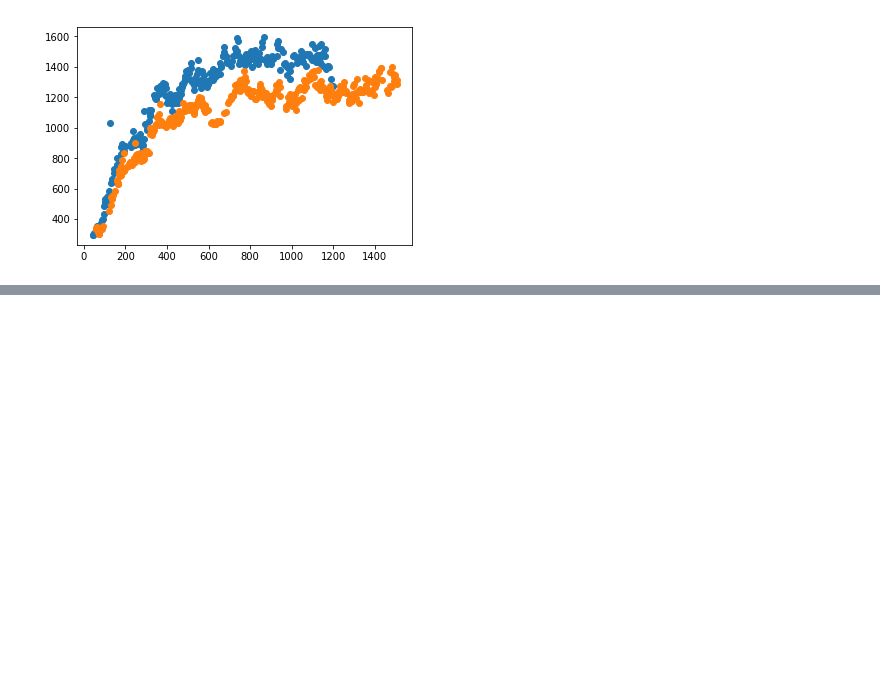
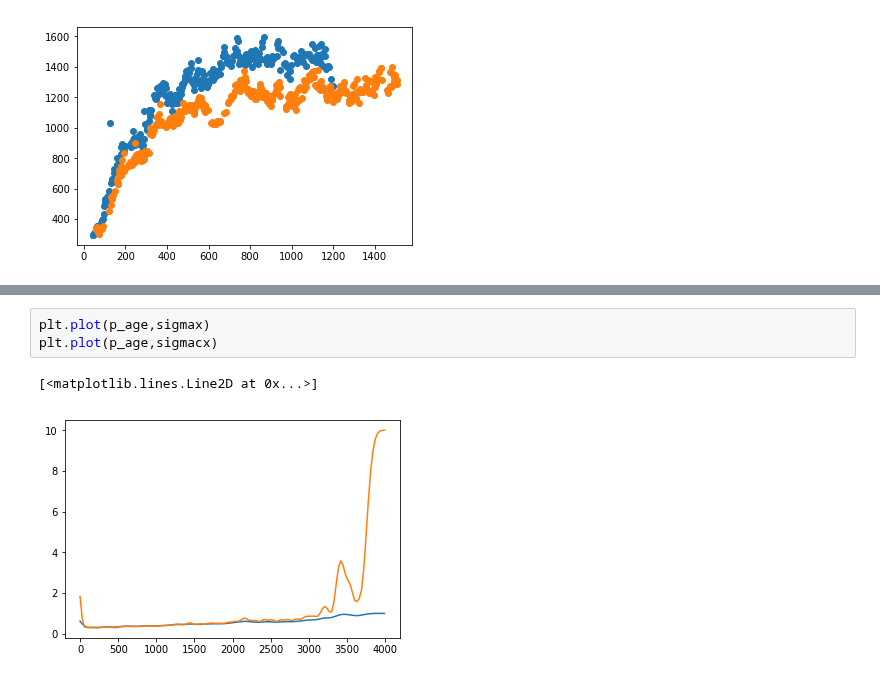
Before and after one commit to DAWells/DAWells.github.io, a Jupyter notebook: analyses/weight_time/Gaussian_process/gaussian_process.ipynb, the cells around one changed output, grey strips where cells are left out. Saved outputs shown, nothing was run; the diff lists cells and outputs as text; blank space fills up the shorter version.

```diff
--- a/analyses/weight_time/Gaussian_process/gaussian_process.ipynb
+++ b/analyses/weight_time/Gaussian_process/gaussian_process.ipynb
@@ -92,0 +147,6 @@ plt.plot("agen", "weight", "o", data=dsr[(dsr.indiv=="FM105") & (dsr.weight<1900
+# %%
+plt.plot(p_age,sigmax)
+plt.plot(p_age,sigmacx)
+# %% [output]
+[<matplotlib.lines.Line2D at 0x...>]
+[figure, added]
```
Also changed, not shown: parts of 13 cells of this notebook.
